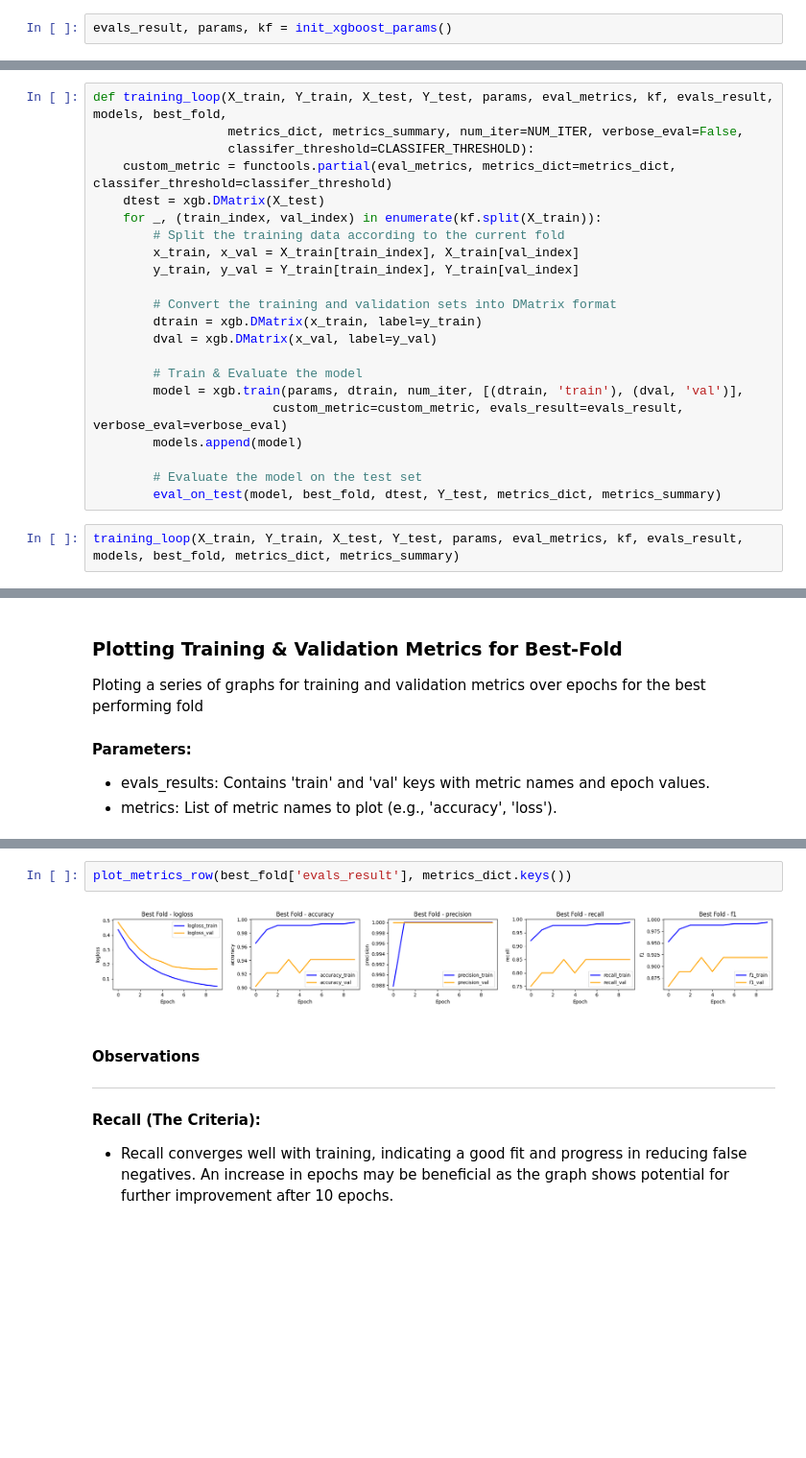
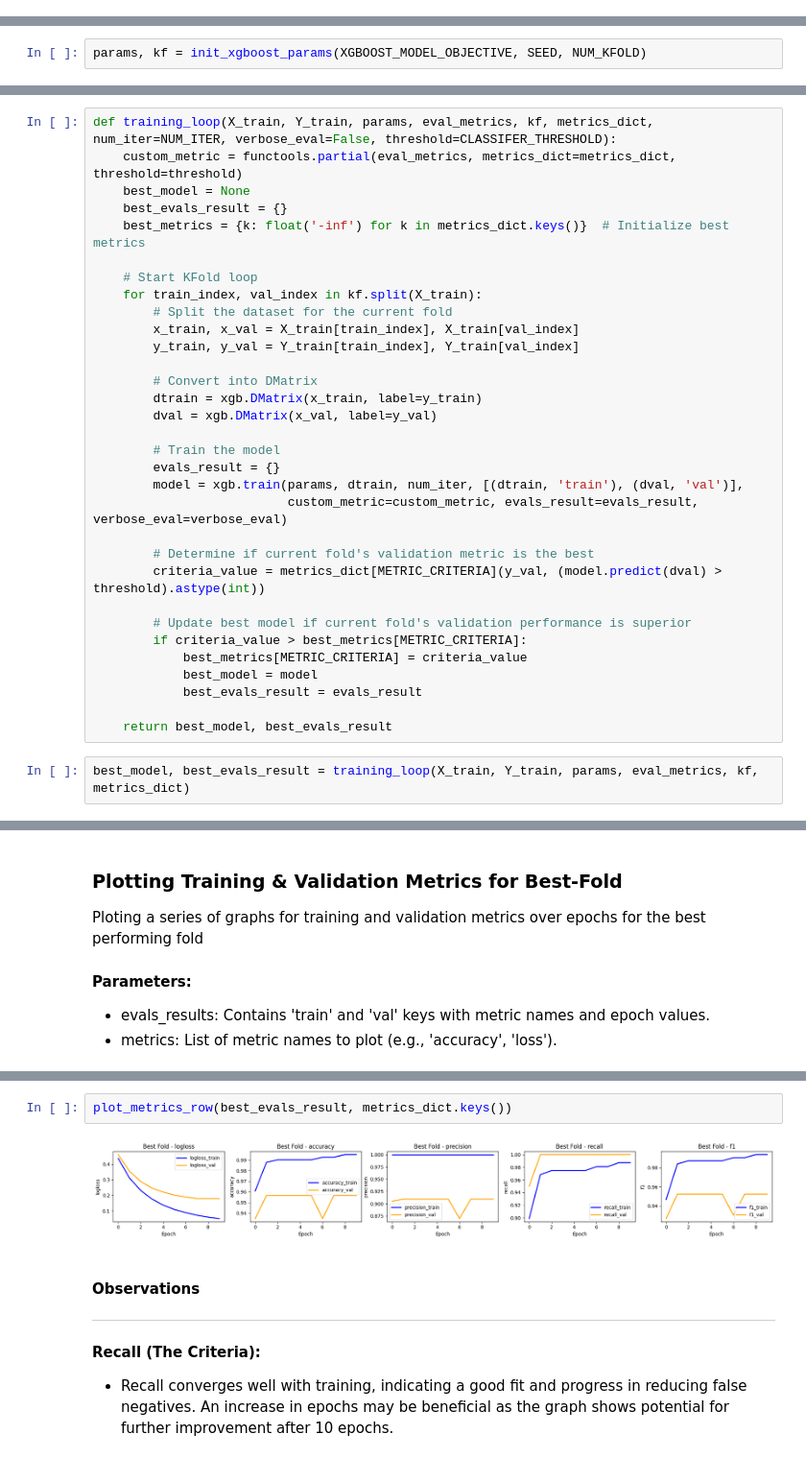
Before and after one commit to Haimzis/KaggleBreastCancerDetection, a Jupyter notebook: pipeline.ipynb, the cells around one changed output, grey strips where cells are left out. Shown at 96% size. Cells and saved outputs as stored; diff of their text form; blank space fills up the shorter version.

Commit message:
integration between feature and model engineering, code is more generic, use validation as selector, automatically gets the best configuration, has skip block for the multiple models training

```diff
--- a/pipeline.ipynb
+++ b/pipeline.ipynb
@@ -520,2 +519,0 @@ def init_xgboost_params(objective=XGBOOST_MODEL_OBJECTIVE, seed=SEED, n_splits=N
-# %%
-evals_result, params, kf = init_xgboost_params()
@@ -535,3 +520,5 @@ models, metrics_summary, best_fold = init_results_params(metrics_dict)
+# %%
+params, kf = init_xgboost_params(XGBOOST_MODEL_OBJECTIVE, SEED, NUM_KFOLD)
 # %% [markdown]
 ### XGBoost Evaluation Callback Function
 
@@ -585,29 +542,39 @@ This loop facilitates the training and evaluation of 10 XGBoost models through K
 4. Adding each trained model to a collection for subsequent analysis.
 5. Evaluating each model on a test set to update the metrics summary and determine the best model based on predefined criteria.
 # %%
-def training_loop(X_train, Y_train, X_test, Y_test, params, eval_metrics, kf, evals_result, models, best_fold,
-                  metrics_dict, metrics_summary, num_iter=NUM_ITER, verbose_eval=False,
-                  classifer_threshold=CLASSIFER_THRESHOLD):
-    custom_metric = functools.partial(eval_metrics, metrics_dict=metrics_dict, classifer_threshold=classifer_threshold)
-    dtest = xgb.DMatrix(X_test)
-    for _, (train_index, val_index) in enumerate(kf.split(X_train)):
-        # Split the training data according to the current fold
+def training_loop(X_train, Y_train, params, eval_metrics, kf, metrics_dict, num_iter=NUM_ITER, verbose_eval=False, threshold=CLASSIFER_THRESHOLD):
+    custom_metric = functools.partial(eval_metrics, metrics_dict=metrics_dict, threshold=threshold)
+    best_model = None
+    best_evals_result = {}
+    best_metrics = {k: float('-inf') for k in metrics_dict.keys()}  # Initialize best metrics
+
+    # Start KFold loop
+    for train_index, val_index in kf.split(X_train):
+        # Split the dataset for the current fold
         x_train, x_val = X_train[train_index], X_train[val_index]
         y_train, y_val = Y_train[train_index], Y_train[val_index]
 
-        # Convert the training and validation sets into DMatrix format
+        # Convert into DMatrix
         dtrain = xgb.DMatrix(x_train, label=y_train)
         dval = xgb.DMatrix(x_val, label=y_val)
 
-        # Train & Evaluate the model
+        # Train the model
+        evals_result = {}
         model = xgb.train(params, dtrain, num_iter, [(dtrain, 'train'), (dval, 'val')],
-                        custom_metric=custom_metric, evals_result=evals_result, verbose_eval=verbose_eval)
-        models.append(model)
+                          custom_metric=custom_metric, evals_result=evals_result, verbose_eval=verbose_eval)
 
-        # Evaluate the model on the test set
-        eval_on_test(model, best_fold, dtest, Y_test, metrics_dict, metrics_summary)
+        # Determine if current fold's validation metric is the best
+        criteria_value = metrics_dict[METRIC_CRITERIA](y_val, (model.predict(dval) > threshold).astype(int))
+
+        # Update best model if current fold's validation performance is superior
+        if criteria_value > best_metrics[METRIC_CRITERIA]:
+            best_metrics[METRIC_CRITERIA] = criteria_value
+            best_model = model
+            best_evals_result = evals_result
+
+    return best_model, best_evals_result
 # %%
-training_loop(X_train, Y_train, X_test, Y_test, params, eval_metrics, kf, evals_result, models, best_fold, metrics_dict, metrics_summary)
+best_model, best_evals_result = training_loop(X_train, Y_train, params, eval_metrics, kf, metrics_dict)
 # %% [markdown]
 ## Evaluation Metrics and Results
 # %% [markdown]
@@ -636,9 +601,9 @@ def plot_metrics_row(evals_results, metrics_names, figsize=(20, 3), lw=2):
     plt.tight_layout()
     plt.show()
 # %%
-plot_metrics_row(best_fold['evals_result'], metrics_dict.keys())
+plot_metrics_row(best_evals_result, metrics_dict.keys())
 # %% [output]
-[figure, old version]
+[figure, new version]
 # %% [markdown]
 #### Observations
 
```
Also changed, not shown: parts of 41 cells of this notebook.
